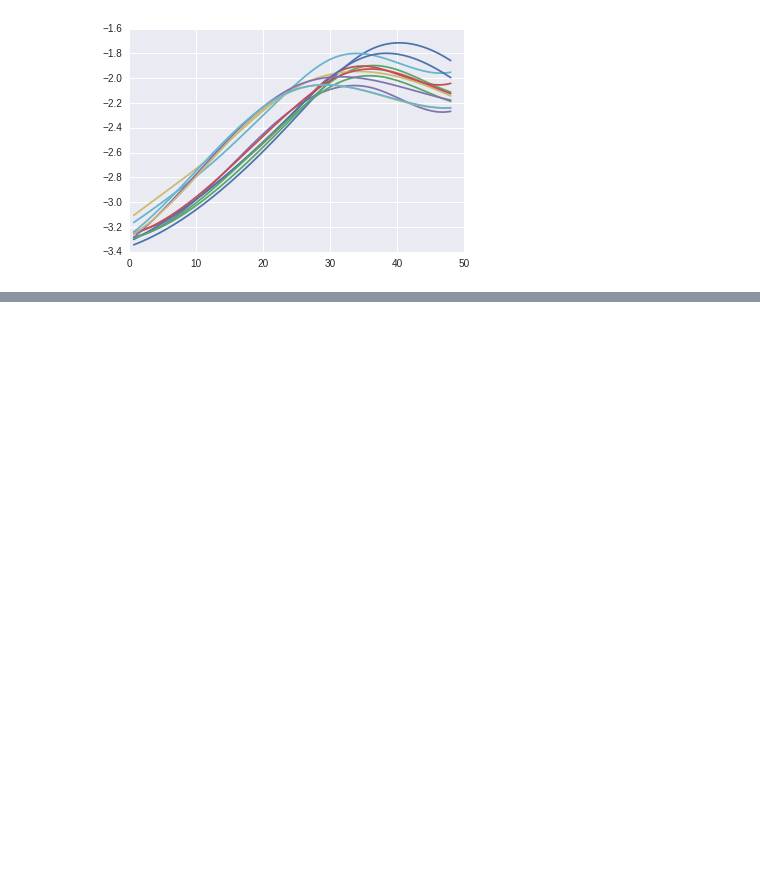
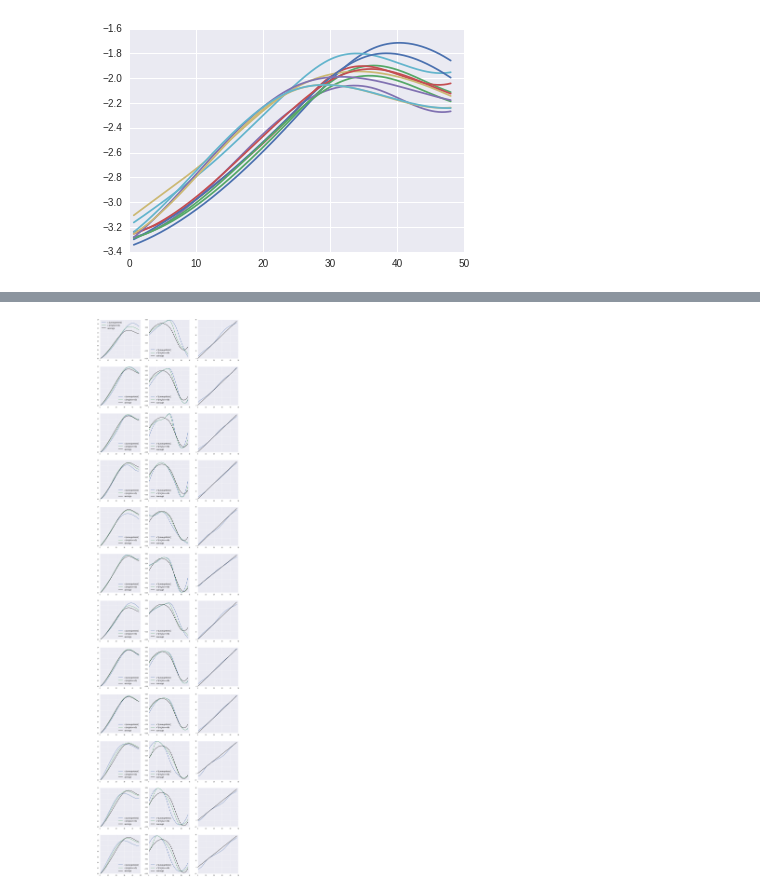
Before and after one commit to ptonner/pyFDA, a Jupyter notebook: examples/registerGrowthData.ipynb, the cells around one changed output, grey strips where cells are left out. Cells and saved outputs as stored; diff of their text form; code cells hidden in the pictures; blank space fills up the shorter version.

```diff
--- a/examples/registerGrowthData.ipynb
+++ b/examples/registerGrowthData.ipynb
@@ -353,0 +378,21 @@ plt.plot(t,bspline.Bspline(t,data.data.iloc[:,1],s=1)(t,deriv=0))
+# %%
+plt.figure(figsize=(3*6,6*len(splines)))
+
+for i in range(0,len(splines)):
+    plt.subplot(len(splines),3,3*i+1)
+    plt.plot(t,reg.xhistory[0][i](t,deriv=-1),label="x (unregistered)")
+    plt.plot(t,reg.xhistory[-1][i](t,deriv=-1),label="x (registered)")
+    plt.plot(t,reg.avghistory[-1](t,deriv=-1),'k',label="average")
+    plt.legend(loc="best",fontsize=15)
+
+    plt.subplot(len(splines),3,3*i+2)
+    plt.plot(t,reg.xhistory[0][i](t,deriv=0),label="x' (unregistered)")
+    plt.plot(t,reg.xhistory[-1][i](t,deriv=0),label="x' (registered)")
+    plt.plot(t,reg.avghistory[-1](t,deriv=0),'k',label="average")
+    plt.legend(loc="best",fontsize=15)
+
+    plt.subplot(len(splines),3,3*i+3)
+    plt.plot(t,reg.registerHistory[-1][i](t))
+    plt.plot([0,t[-1]],[0,t[-1]],'k')
+# %% [output]
+[figure, added]
```
Also changed, not shown: parts of 7 cells of this notebook.
